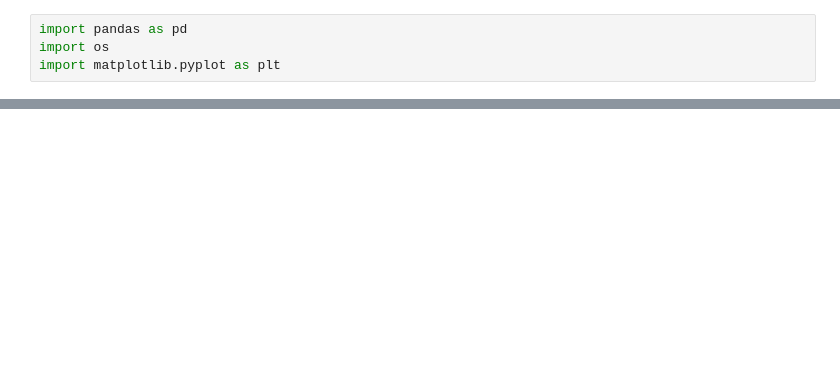
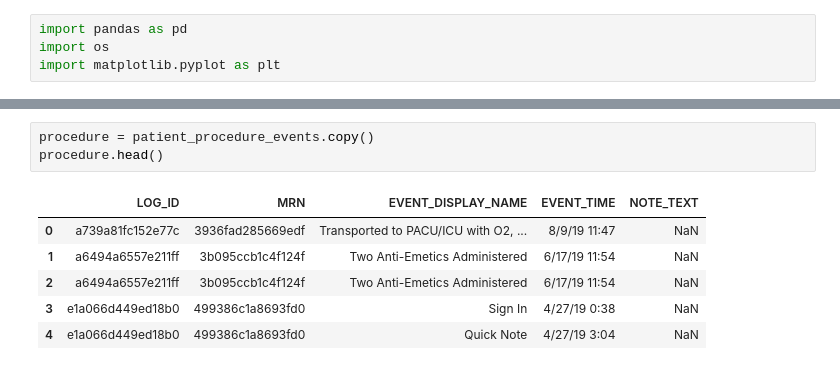
Before and after one commit to jiulong15/comp90051, a Jupyter notebook: code/data_pre_explore.ipynb, the cells around one changed output, grey strips where cells are left out. Drawn from its saved outputs; the diff is of its cells as text; blank space fills up the shorter version.

```diff
--- a/code/data_pre_explore.ipynb
+++ b/code/data_pre_explore.ipynb
@@ -287,0 +116,10 @@ import matplotlib.pyplot as plt
+# %%
+procedure = patient_procedure_events.copy()
+procedure.head()
+# %% [output]
+|  | LOG_ID | MRN | EVENT_DISPLAY_NAME | EVENT_TIME | NOTE_TEXT |
+| 0 | a739a81fc152e77c | 3936fad285669edf | Transported to PACU/ICU with O2, ... | 8/9/19 11:47 | NaN |
+| 1 | a6494a6557e211ff | 3b095ccb1c4f124f | Two Anti-Emetics Administered | 6/17/19 11:54 | NaN |
+| 2 | a6494a6557e211ff | 3b095ccb1c4f124f | Two Anti-Emetics Administered | 6/17/19 11:54 | NaN |
+| 3 | e1a066d449ed18b0 | 499386c1a8693fd0 | Sign In | 4/27/19 0:38 | NaN |
+| 4 | e1a066d449ed18b0 | 499386c1a8693fd0 | Quick Note | 4/27/19 3:04 | NaN |
```
Also changed, not shown: parts of 20 cells of this notebook, 3 other files.
